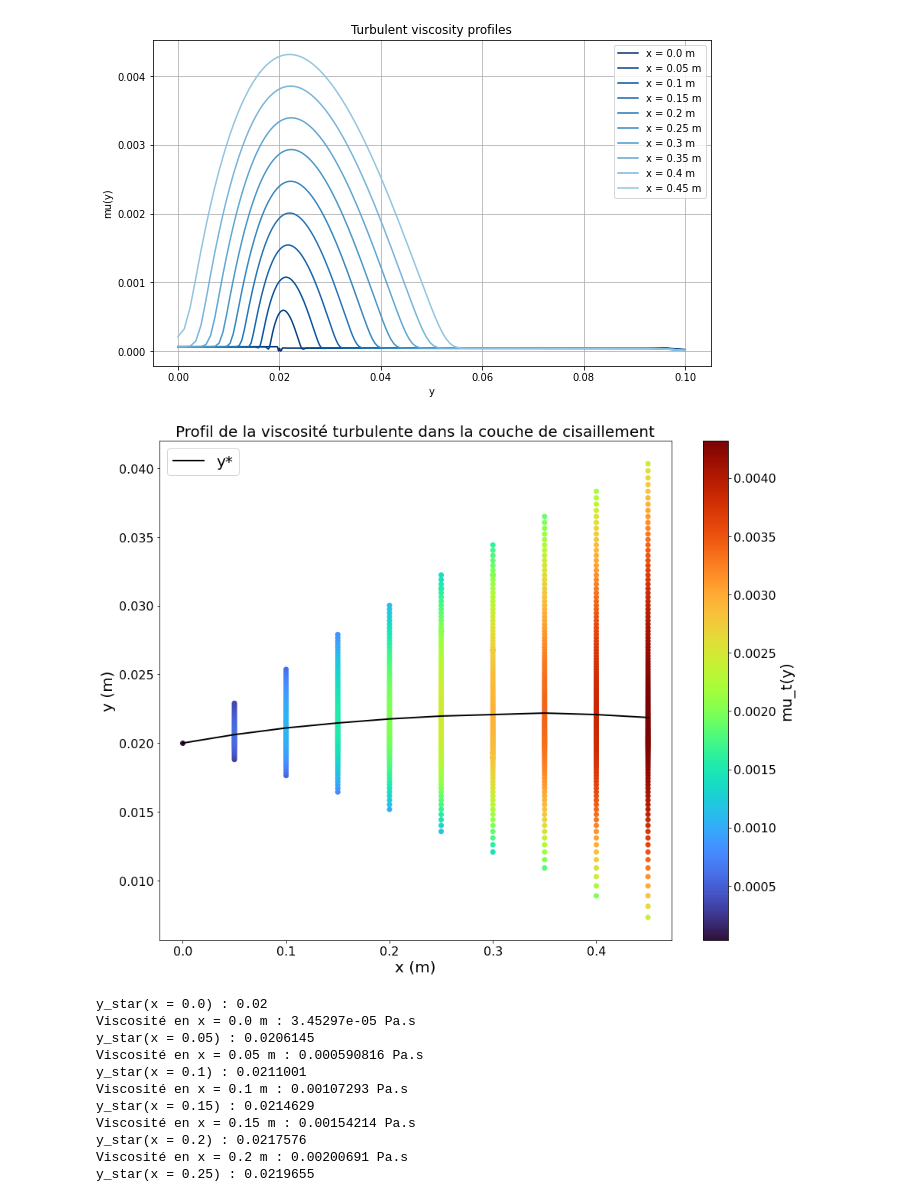
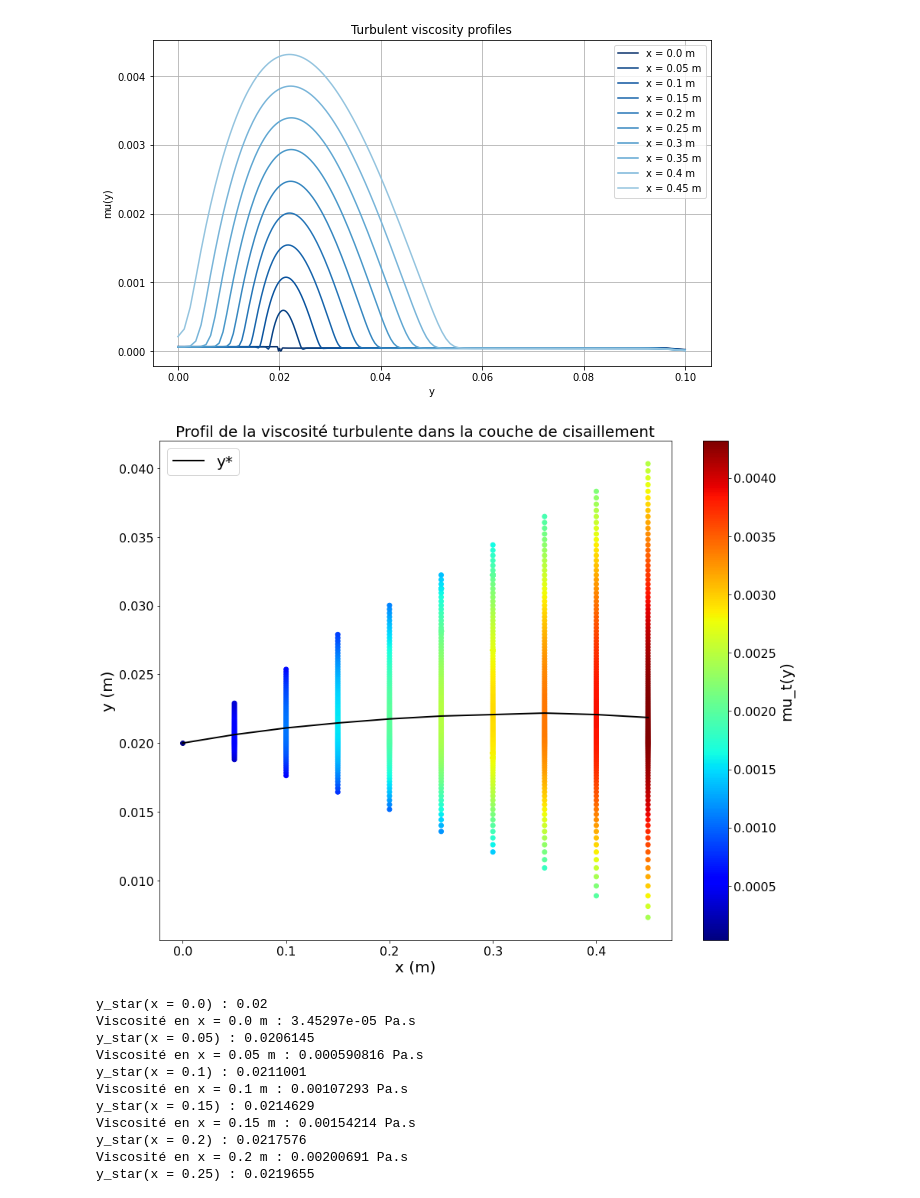
Before and after one commit to mboissiere/turbulence, a Jupyter notebook: main.ipynb, the cells around one changed output. Saved outputs shown, nothing was run; the diff lists cells and outputs as text; code cells hidden in the pictures.

```diff
--- a/main.ipynb
+++ b/main.ipynb
@@ -803,7 +817,7 @@ def plot_2d_turbulent_viscosity_shear_layer(df, x_values, _U_0 = U_0, delta_U =
     fig, ax = plt.subplots(figsize=(15, 12))  # Increase the size of the figure
 
     # Use a standard colormap
-    color_map = cm.get_cmap('turbo')
+    color_map = cm.get_cmap('jet')
 
     # Compute mu values for all x_values and find the min and max
     mu_values = []
@@ -829,34 +843,34 @@ def plot_2d_turbulent_viscosity_shear_layer(df, x_values, _U_0 = U_0, delta_U =
         # Plot x vs y with a color from the colormap representing mu
         sc = ax.scatter([x]*len(df_x), df_x['y'], c=df_x['mu(y)'], cmap=color_map, vmin=mu_min, vmax=mu_max)
 
     # Plot y_star vs x outside the loop
     y_star_values = [compute_y_star(data, x) for x in x_values]
     ax.plot(x_values, y_star_values, color='black', linewidth=2, label='y*')
 
     ax.set_xlabel('x (m)', fontsize = 20)
     ax.set_ylabel('y (m)', fontsize = 20)
     ax.set_title('Profil de la viscosité turbulente dans la couche de cisaillement', fontsize = 20)
 
     # Increase the size of the tick labels
     ax.tick_params(axis='both', which='major', labelsize=16)
 
     # Add a colorbar
     cbar = fig.colorbar(sc, label='mu_t(y)')
     cbar.set_label('mu_t(y)', size=20)  # Increase the size of the colorbar label
 
     # Increase the size of the colorbar tick labels
     cbar.ax.tick_params(labelsize=16)
 
     # Add a legend
     ax.legend(loc='upper left', fontsize=20)
 
     plt.show()
 
 # Test the function
 x_values_coeur = [x for x in x_values if x < 0.462163]
 plot_2d_turbulent_viscosity_shear_layer(data, x_values_coeur)
 # %% [output]
-[figure, old version]
+[figure, new version]
 # %%
 def plot_mu_at_y_star(df, x_values, _U_0 = U_0, _U_1 = U_1):
     fig, ax = plt.subplots(figsize=(15, 12))  # Increase the size of the figure
```
Also changed, not shown: parts of 6 cells of this notebook, 1 other file.
